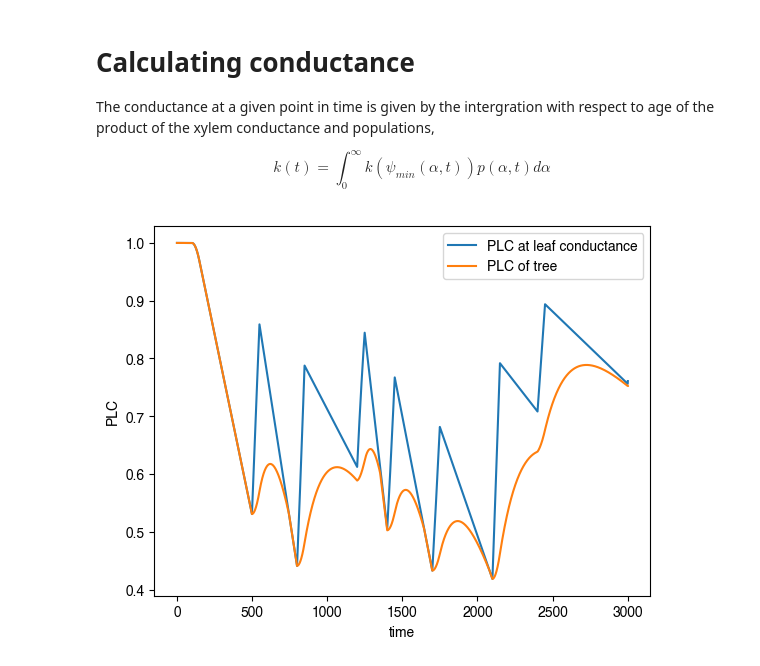
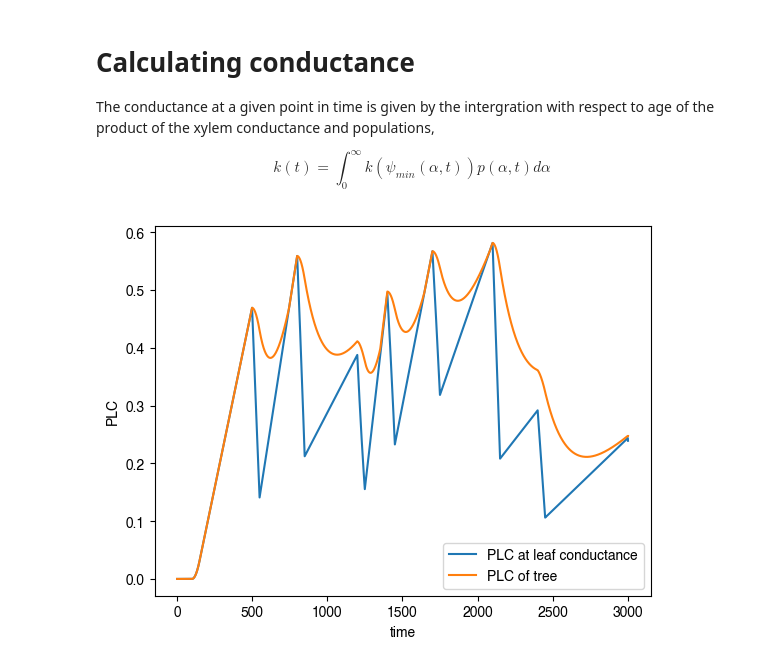
Before and after one commit to CaleBaguley/profit-optimisation-model, a Jupyter notebook: note books/Xylem_damage_APachalis_2023.ipynb, the cells around one changed output. Saved outputs shown, nothing was run; the diff lists cells and outputs as text; code cells hidden in the pictures.

```diff
--- a/note books/Xylem_damage_APachalis_2023.ipynb
+++ b/note books/Xylem_damage_APachalis_2023.ipynb
@@ -122,7 +163,7 @@ def update_xylem_population(xylem_pop, growth_rate, death_rate, time_step):
 xylem_pop = np.zeros(num_ages)
 
 # Set growth and death rates
-growth_rate = 1
+growth_rate = 1.
 death_rate = 0.005
 
 # Setup record of xylem population snapshots in time
@@ -199,33 +240,33 @@ k_leaf_over_t = np.convolve(k_leaf_over_t, np.ones(window)/window)[:time_steps]
 k_leaf_over_t[:window] = 1.0
 
 # -- Calcualte the conductance --
 
 # full tree conductance over time
 tree_k = np.zeros(time_steps)
 tree_PLC = np.zeros(time_steps)
 
 current_snapshot_id = 0
 
 for i in range(time_steps):
 
     # Update the xylem conductance and population logs
     xylem_k = update_xylem_conductances(xylem_k, k_over_t[i])
     xylem_pop = update_xylem_population(xylem_pop, growth_rate, death_rate, time_step)
 
     # Calculate the conductance
     tree_k[i] = conductance(xylem_k, xylem_pop)
 
     # Calculate PLC by dividing by the xylem population at that time.
     tree_PLC[i] = tree_k[i] / np.sum(xylem_pop)
 
 # -- Plot the results --
-plt.plot(time, k_leaf_over_t, label = "PLC at leaf conductance")
-plt.plot(time, tree_PLC, label = "PLC of tree")
+plt.plot(time, 1-k_leaf_over_t, label = "PLC at leaf conductance")
+plt.plot(time, 1-tree_PLC, label = "PLC of tree")
 
 
 plt.legend()
 plt.xlabel("time")
 plt.ylabel("PLC")
 plt.show()
 # %% [output]
-[figure, old version]
+[figure, new version]
```
Also changed, not shown: parts of 25 cells of this notebook.
